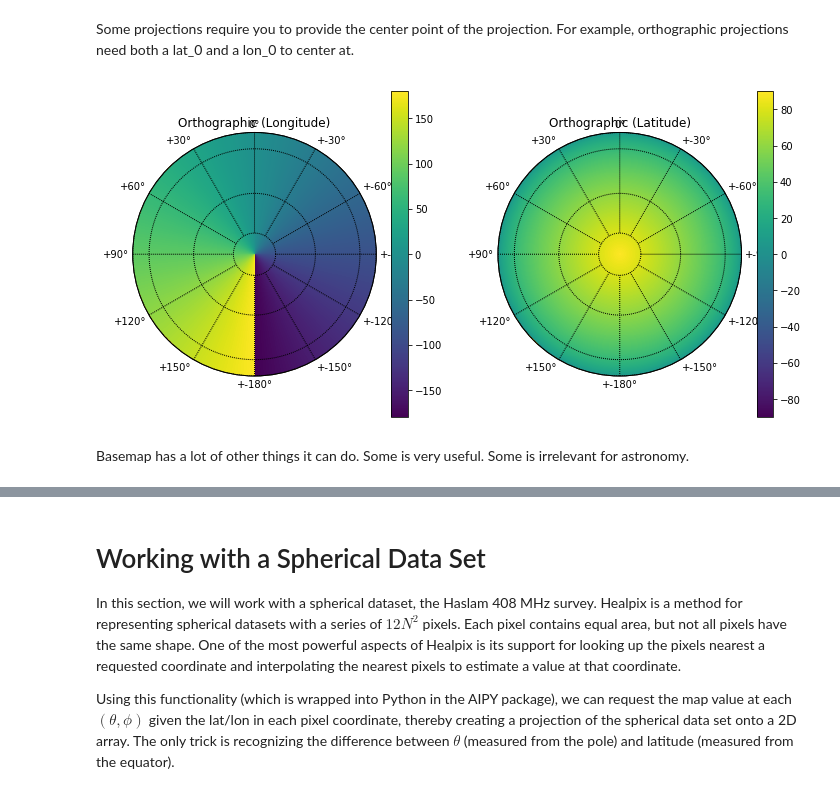
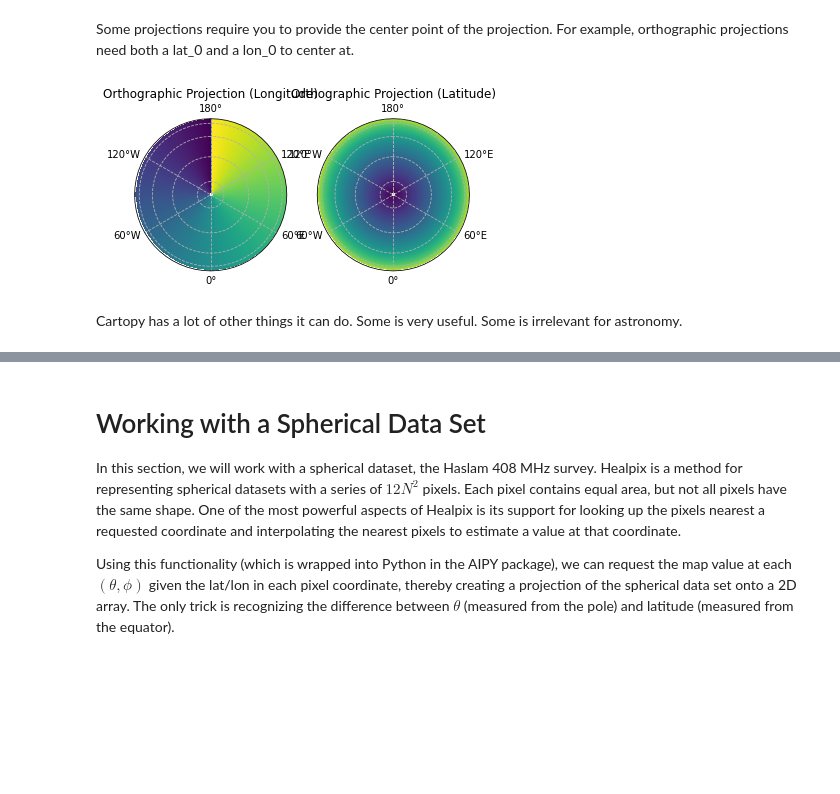
Before and after one commit to AaronParsons/ugradio, a Jupyter notebook: jupyter_tutorials/lab4/map_projections.ipynb, the cells around one changed output, grey strips where cells are left out. Drawn from its saved outputs; the diff is of its cells as text; code cells hidden in the pictures; blank space fills up the shorter version.

```diff
--- a/jupyter_tutorials/lab4/map_projections.ipynb
+++ b/jupyter_tutorials/lab4/map_projections.ipynb
@@ -117,29 +100,21 @@ plt.show()
 # %% [markdown]
 Some projections require you to provide the center point of the projection.  For example, orthographic projections
 need both a lat_0 and a lon_0 to center at.
-# %%
-m = Basemap(projection='ortho',lat_0=90,lon_0=180,rsphere=1.)
-lons,lats = m.makegrid(500,500) # 500 lons by 500 lats
-
-plt.figure(figsize=(12,6))
-
-plt.subplot(121)
-plt.title('Orthographic (Longitude)')
-m.imshow(lons, vmin=-180, vmax=180)
-m.drawmapboundary()
-m.drawmeridians(lon_lines, labels=[1,1,1,1], labelstyle='+/-')
-m.drawparallels(np.arange(-90,90,30)[1:])
-plt.colorbar()
-
-plt.subplot(122)
-plt.title('Orthographic (Latitude)')
-m.imshow(lats, vmax=-90, vmin=90)
-m.drawmapboundary()
-m.drawmeridians(lon_lines, labels=[1,1,1,1], labelstyle='+/-')
-m.drawparallels(np.arange(-90,90,30)[1:])
-plt.colorbar()
-plt.show()
-# %% [output]
-[figure, removed]
+# %%
+proj = ccrs.Orthographic(central_latitude=90)
+data_crs = ccrs.PlateCarree()
+
+fig, axes = plt.subplots(ncols=2, figsize=(6,14), subplot_kw={'projection': proj})
+
+axes[0].set_title('Orthographic Projection (Longitude)')
+axes[0].imshow(lons, extent=(-180, 180, -90, 90), transform=data_crs)
+
+axes[1].set_title('Orthographic Projection (Latitude)')
+axes[1].imshow(lats, extent=(-180, 180, -90, 90), transform=data_crs)
+
+for ax in axes:
+    ax.gridlines(crs=data_crs, draw_labels=True, linestyle='--')
+# %% [output]
+[figure, added]
 # %% [markdown]
-Basemap has a lot of other things it can do.  Some is very useful.  Some is irrelevant for astronomy.
+Cartopy has a lot of other things it can do.  Some is very useful.  Some is irrelevant for astronomy.
```
Also changed, not shown: parts of 16 cells of this notebook.
